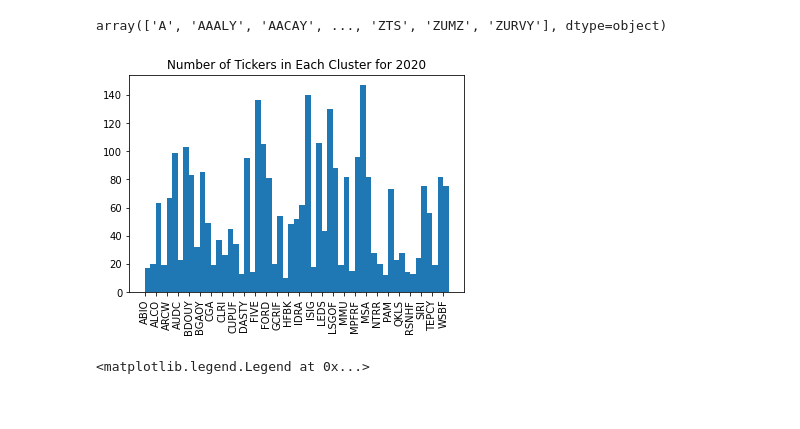
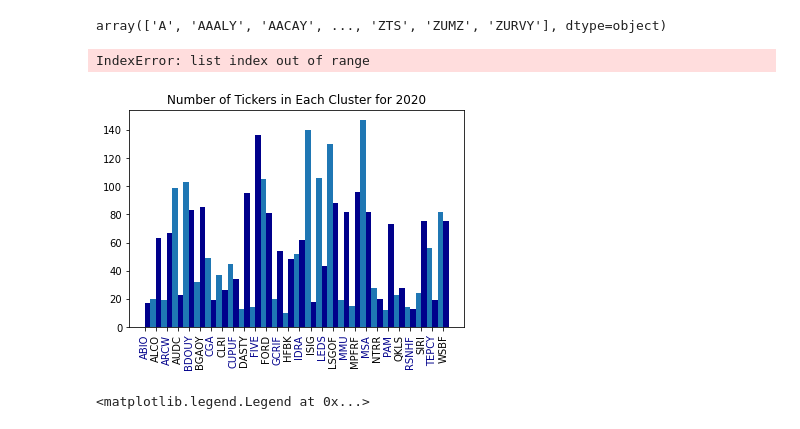
Before and after one commit to borchand/Network_Analysis, a Jupyter notebook: script/diversification.ipynb, the cells around one changed output. Drawn from its saved outputs; the diff is of its cells as text; code cells hidden in the pictures.

Commit message:
Added color to hist

```diff
--- a/script/diversification.ipynb
+++ b/script/diversification.ipynb
@@ -135,14 +135,22 @@ cluster_tickers = list(symbols[cluster_centers_indices])
 # %%
 # Histogram of the number of tickers in each cluster
 # For each histogram bin, the x ticker is the cluster center
 # The y ticker is the number of tickers in the cluster
 plt.hist(labels, bins=np.arange(len(cluster_centers_indices) + 1))
 # Only show every other xtick
 plt.xticks(np.arange(len(cluster_centers_indices))[::2], cluster_tickers[::2], rotation=90)
 plt.title(f"Number of Tickers in Each Cluster for {year}")
+# Every second bin should have a different color
+# But only the height of the bin should be colored
+for i in range(0, len(cluster_centers_indices), 2):
+    plt.gca().patches[i].set_facecolor('darkblue')
+# Color the x tick labels
+for i in range(0, len(cluster_centers_indices), 2):
+    plt.gca().get_xticklabels()[i].set_color('darkblue')
 plt.show()
 # %% [output]
+IndexError: list index out of range
-[figure, old version]
+[figure, new version]
 # %%
 sns.set_style('darkgrid')
 plt.figure(figsize=(12, 8))
```
